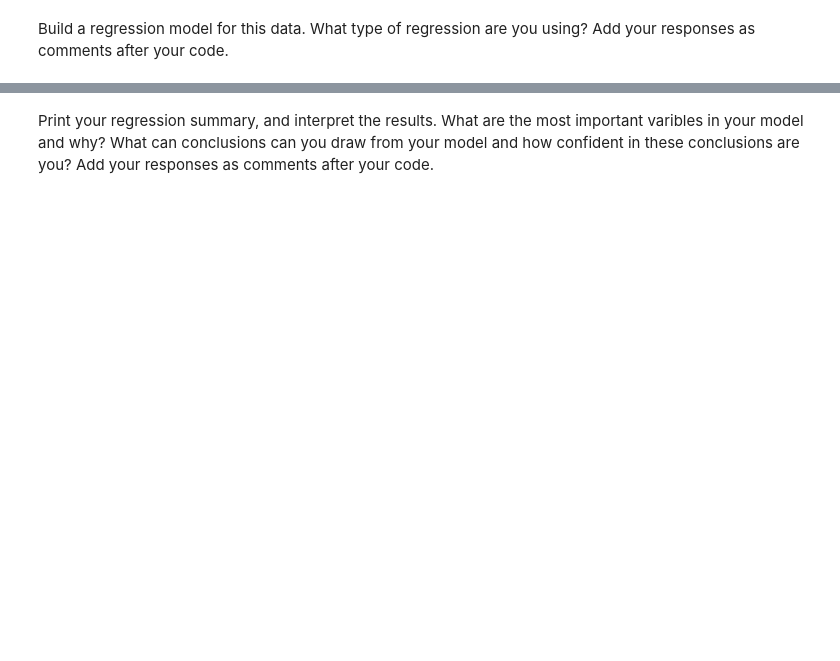
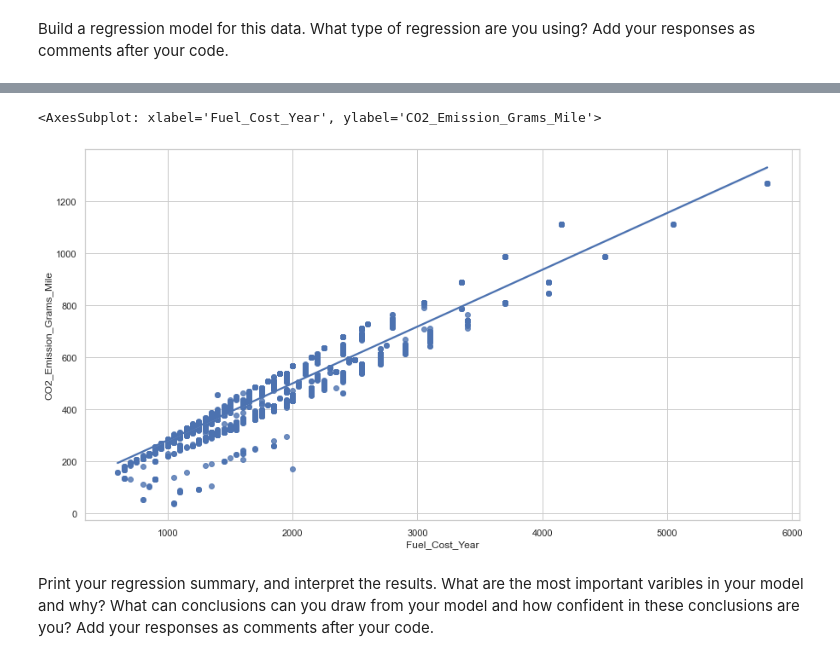
Before and after one commit to Ironhack-data-bcn-january-2023/lab-regression-analysis, a Jupyter notebook: your-code.ipynb, the cells around one changed output, grey strips where cells are left out. Saved outputs shown, nothing was run; the diff lists cells and outputs as text; code cells hidden in the pictures; blank space fills up the shorter version.

```diff
--- a/your-code.ipynb
+++ b/your-code.ipynb
@@ -185,0 +204,6 @@ Build a regression model for this data. What type of regression are you using? A
+# %%
+sns.regplot(y=vehicles.CO2_Emission_Grams_Mile, x=vehicles['Fuel_Cost_Year'], data=vehicles)
+# In Fuel Cost/Year, the relationship is linear.
+# %% [output]
+<AxesSubplot: xlabel='Fuel_Cost_Year', ylabel='CO2_Emission_Grams_Mile'>
+[figure, added]
```
Also changed, not shown: parts of 11 cells of this notebook.
